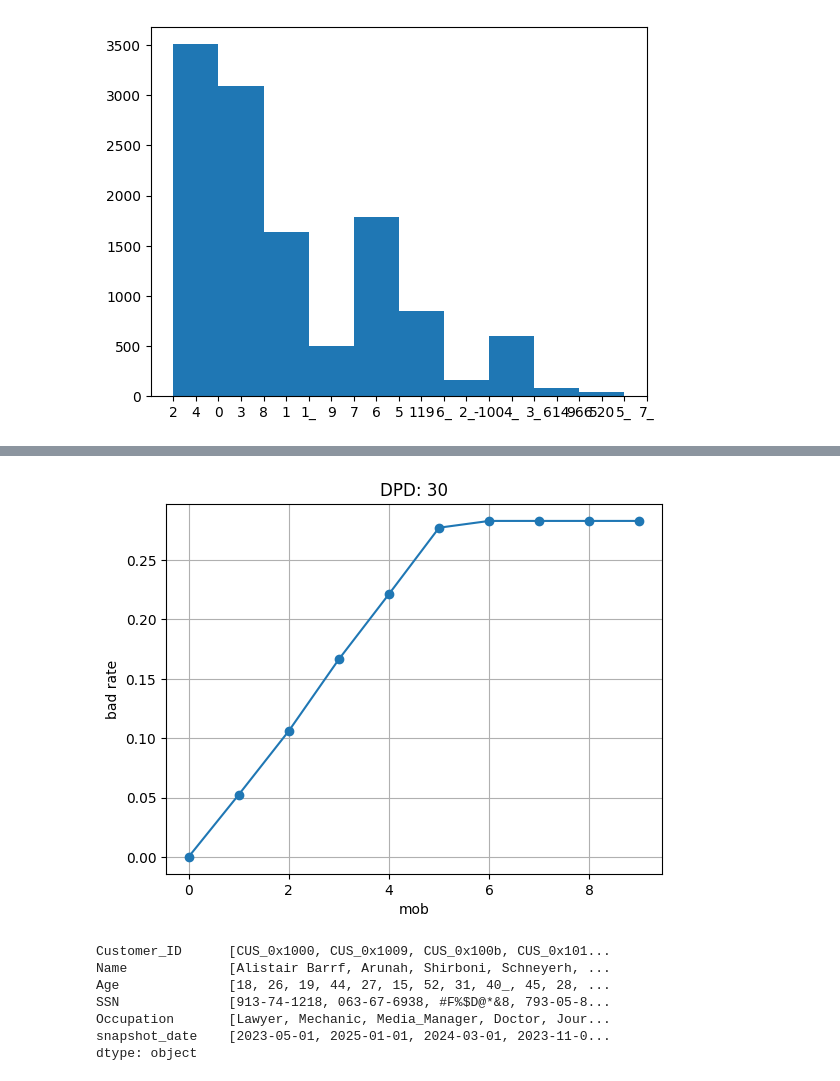
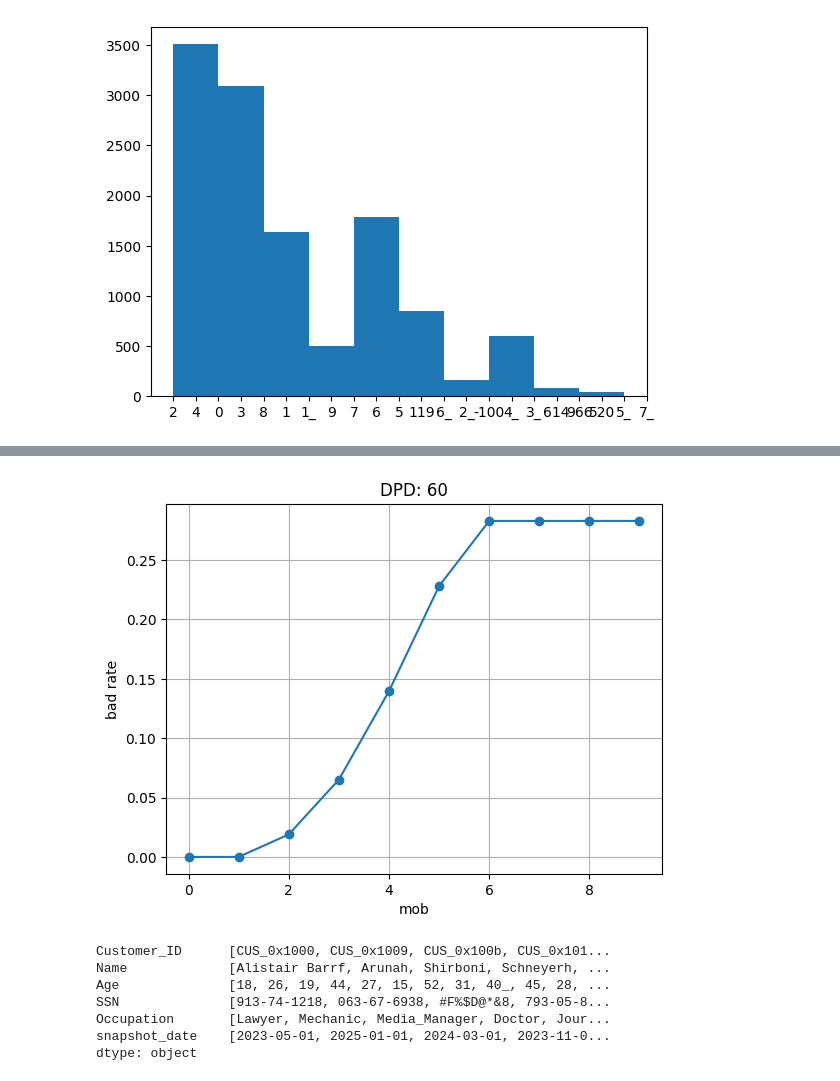
Before and after one commit to YeOldMan23/cs611-assignment-1, a Jupyter notebook: EDA.ipynb, the cells around one changed output, grey strips where cells are left out. Saved outputs shown, nothing was run; the diff lists cells and outputs as text; code cells hidden in the pictures.

```diff
--- a/EDA.ipynb
+++ b/EDA.ipynb
@@ -128,7 +134,7 @@ print(unique_loans)
 # %%
 # Just to confirm the dpd thing
 # set dpd label definition
-dpd = 30
+dpd = 60
 
 # Path to the folder containing CSV files
 folder_path = os.path.join(os.getcwd(), "datamart", "silver")
@@ -145,34 +151,34 @@ df = spark.read.option("header", "true").csv(files_list)
 # filter only completed loans
 df = df.filter(col("loan_start_date") < datetime.strptime("2024-01-01", "%Y-%m-%d"))
 
 # create dpd flag if more than dpd
 df = df.withColumn("dpd_flag", F.when(col("dpd") >= dpd, 1).otherwise(0))
 
 # actual bads
 actual_bads_df = df.filter(col("installment_num") == 10)
 
 # prepare for analysis
 df = df.filter(col("installment_num") < 10)
 
 # visualise bad rate
 pdf = df.toPandas()
 
 # Group by col_A and count occurrences in col_B
 grouped = pdf.groupby('mob')['dpd_flag'].mean()
 
 # Sort the index (x-axis) of the grouped DataFrame
 grouped = grouped.sort_index()
 
 # Plotting
 grouped.plot(kind='line', marker='o')
 
 plt.title('DPD: '+ str(dpd))
 plt.xlabel('mob')
 plt.ylabel('bad rate')
 plt.grid(True)
 plt.show()
 # %% [output]
-[figure, old version]
+[figure, new version]
 # %%
 unique_attributes = feature_attributes_data.apply(pd.Series.unique)
 unique_attributes
```
Also changed, not shown: parts of 2 cells of this notebook, 2 other files.
